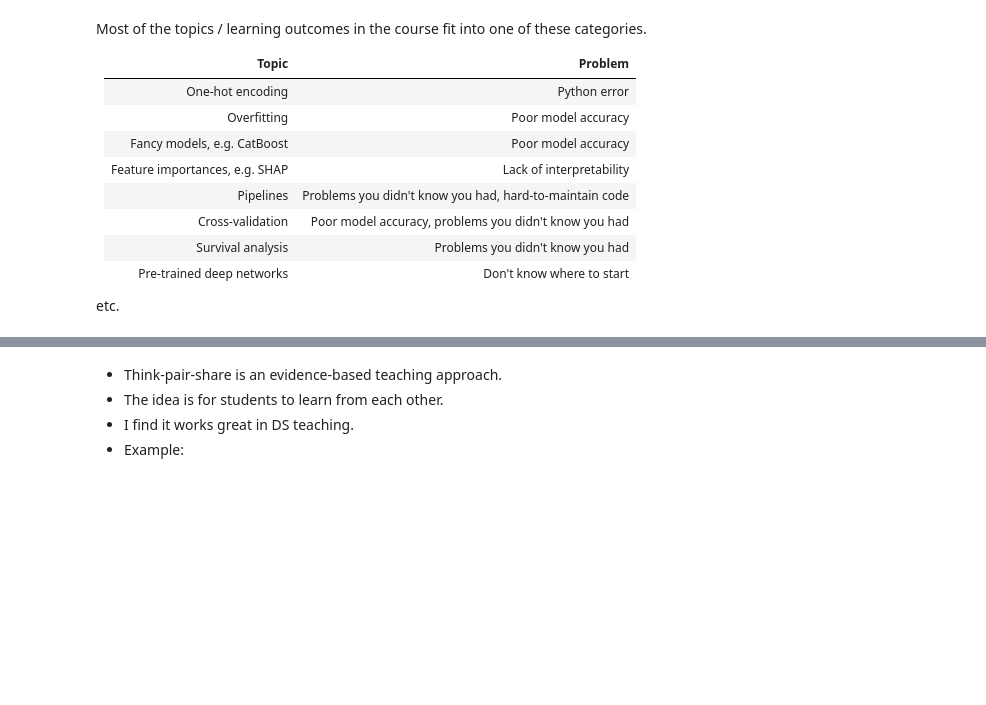
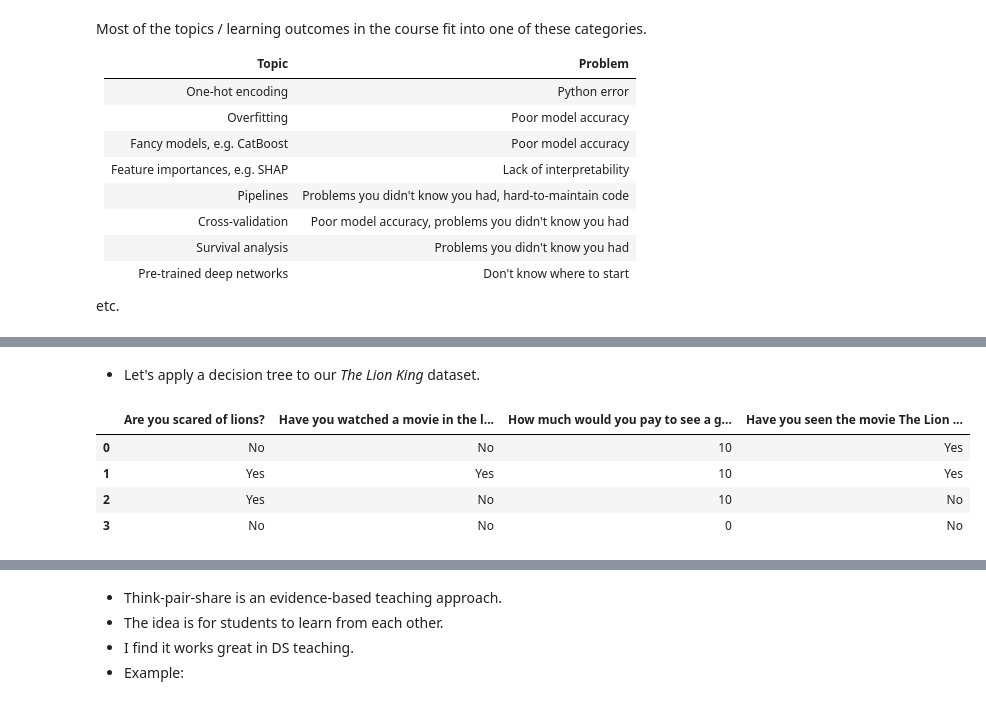
Before and after one commit to UBC-DSCI/jupyterdays, a Jupyter notebook: jupyterdays/sessions/gelbart/ds-pedagogies.ipynb, the cells around one changed output, grey strips where cells are left out. Saved outputs shown, nothing was run; the diff lists cells and outputs as text; code cells hidden in the pictures; blank space fills up the shorter version.

```diff
--- a/jupyterdays/sessions/gelbart/ds-pedagogies.ipynb
+++ b/jupyterdays/sessions/gelbart/ds-pedagogies.ipynb
@@ -220,0 +315,11 @@ etc.
+# %% [markdown]
+- Let's apply a decision tree to our _The Lion King_ dataset.
+# %%
+lion_king = pd.read_csv("data/lionking_test.csv")
+lion_king.tail()
+# %% [output]
+|  | Are you scared of lions? | Have you watched a movie in the l... | How much would you pay to see a g... | Have you seen the movie The Lion ... |
+| 0 | No | No | 10 | Yes |
+| 1 | Yes | Yes | 10 | Yes |
+| 2 | Yes | No | 10 | No |
+| 3 | No | No | 0 | No |
```
Also changed, not shown: parts of 35 cells of this notebook, 1 other file.
